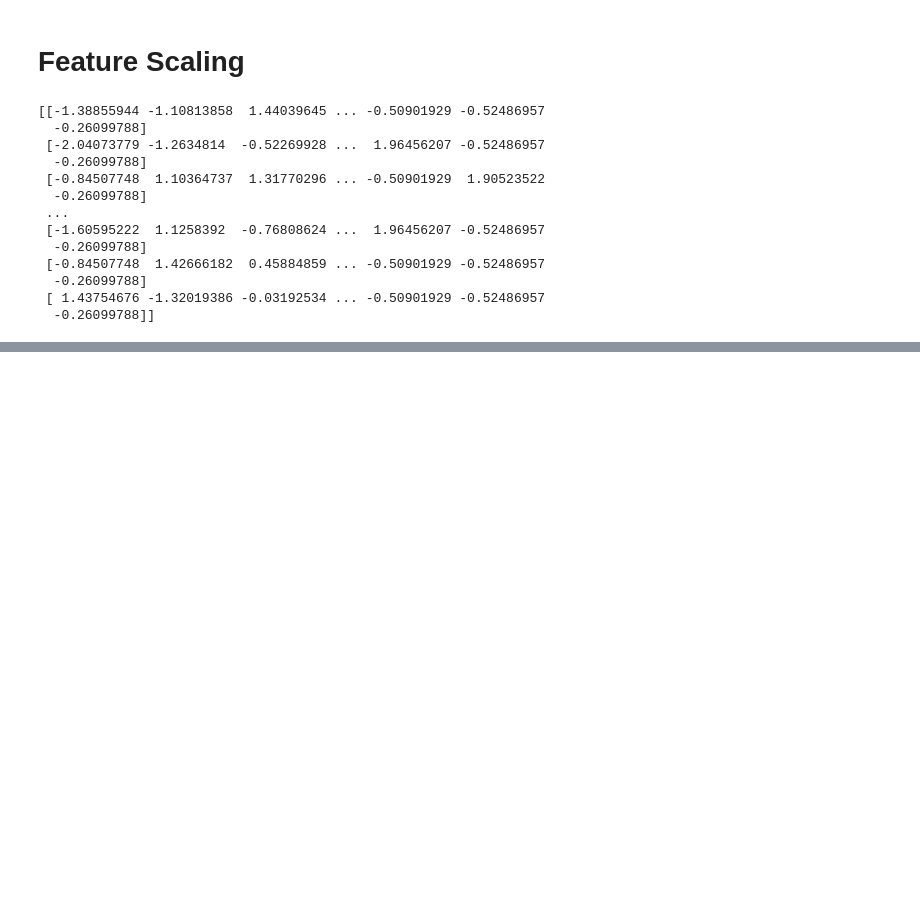
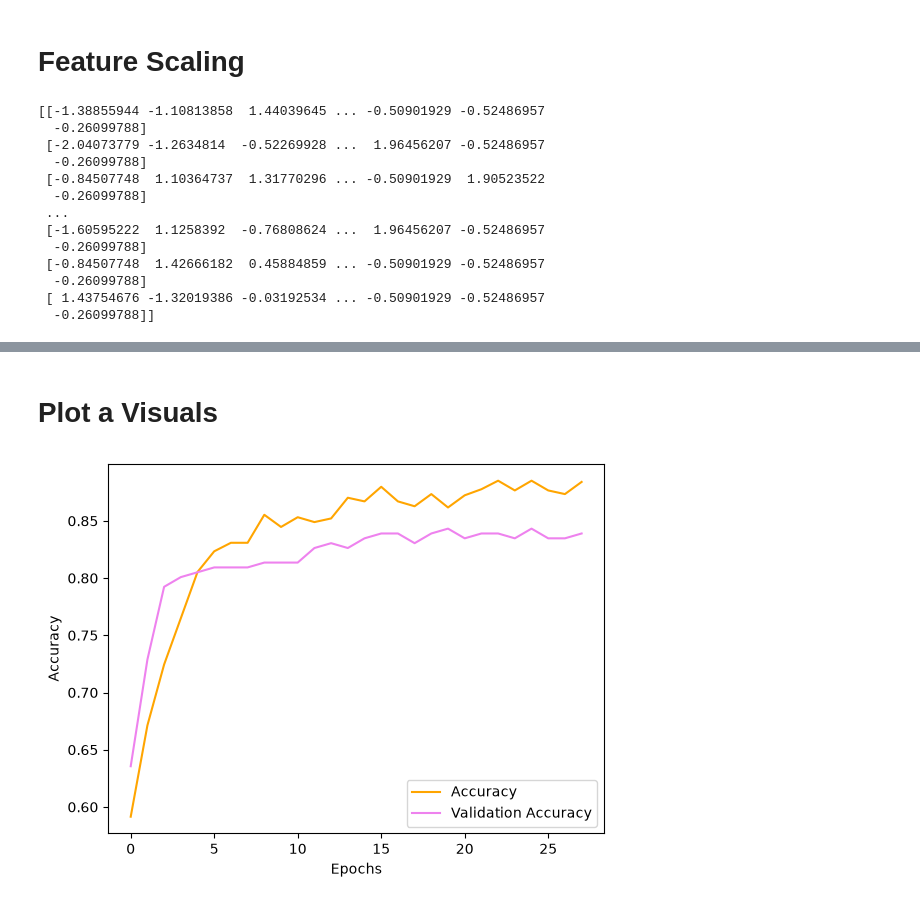
Before and after one commit to Ritik-Kumar-2002/Employee-Attrition-Prediction-system, a Jupyter notebook: notebooks/EDA.ipynb, the cells around one changed output, grey strips where cells are left out. Cells and saved outputs as stored; diff of their text form; code cells hidden in the pictures; blank space fills up the shorter version.

```diff
--- a/notebooks/EDA.ipynb
+++ b/notebooks/EDA.ipynb
@@ -497,0 +544,9 @@ Random Forest F1 Score: 0.2127659574468085
+# %%
+model = Sequential([
+    layers.Input(shape=(X_train.shape[1], )),
+    layers.Dense(16, activation='relu' ),
+    layers.Dropout(0.3),
+    # layers.Dense(16, activation='relu' ),
+    # layers.Dropout(0.2),
+    layers.Dense(1, activation='sigmoid' )
+])
@@ -497,0 +581,2 @@ Random Forest F1 Score: 0.2127659574468085
+# %%
+model.compile(optimizer='adam', loss='binary_crossentropy', metrics=['accuracy'])
@@ -497,0 +587,10 @@ Random Forest F1 Score: 0.2127659574468085
+# %%
+# Early Stopping
+# ----------------------------------------------------------------------
+from tensorflow.keras.callbacks import EarlyStopping
+
+earlystopping = EarlyStopping(
+    monitor='val_loss',
+    patience=3,
+    restore_best_weights=True
+)
@@ -497,0 +599,2 @@ Random Forest F1 Score: 0.2127659574468085
+# %%
+history = model.fit(X_train_scaled, Y_train, epochs=50, batch_size=32, validation_split=0.2, callbacks=earlystopping)
@@ -497,0 +619,13 @@ Random Forest F1 Score: 0.2127659574468085
+# %% [markdown]
+# Plot a Visuals
+# %%
+# Accuray Plot
+
+plt.plot(history.history['accuracy'], color='orange', label='Accuracy')
+plt.plot(history.history['val_accuracy'],color='violet', label='Validation Accuracy')
+plt.xlabel('Epochs')
+plt.ylabel('Accuracy')
+plt.legend()
+plt.show()
+# %% [output]
+[figure, added]
```
Also changed, not shown: parts of 48 cells of this notebook, 6 other files.
